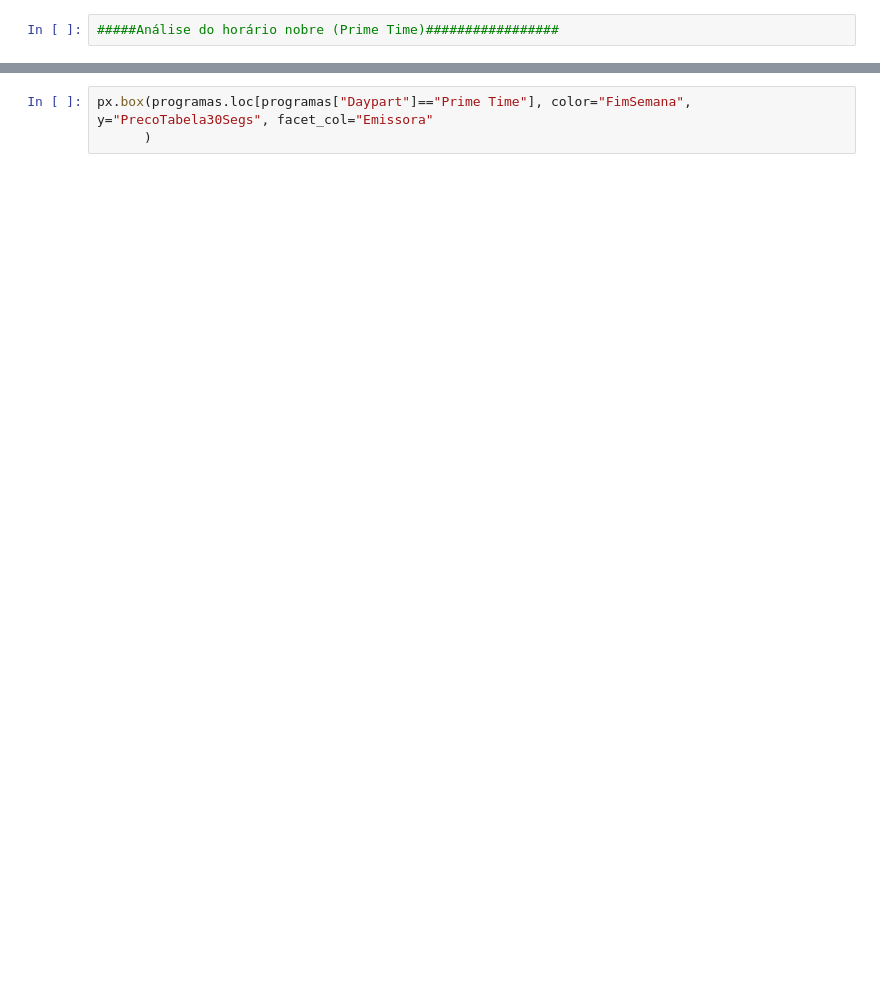
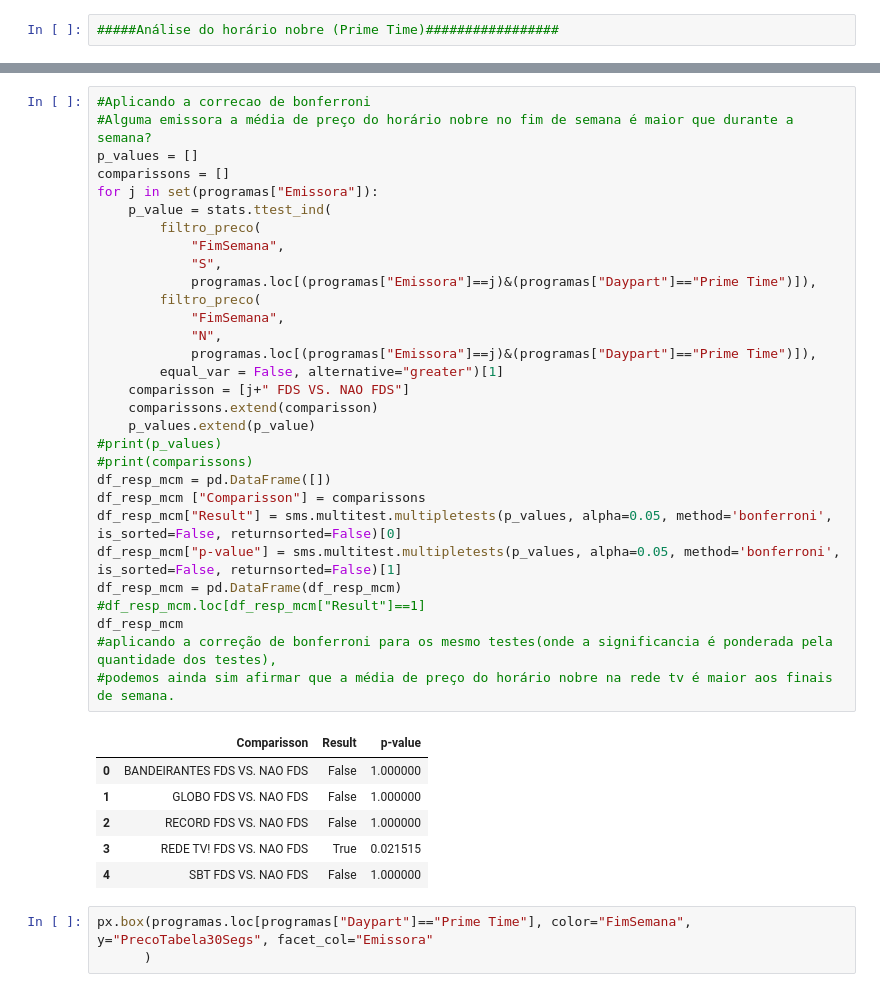
Before and after one commit to gustavozantut/trabalho_inferencia, a Jupyter notebook: Apresentacao_Inferencia_FMU.ipynb, the cells around one changed output, grey strips where cells are left out. Saved outputs shown, nothing was run; the diff lists cells and outputs as text; blank space fills up the shorter version.

```diff
--- a/Apresentacao_Inferencia_FMU.ipynb
+++ b/Apresentacao_Inferencia_FMU.ipynb
@@ -195,5 +205,42 @@ for j in set(programas["Emissora"]):
 # %% [output]
 REDE TV! FDS VS. NAO FDS Ttest_indResult(statistic=array([3.25367838]), pvalue=array([0.00430308]))
+# %%
+#Aplicando a correcao de bonferroni
+#Alguma emissora a média de preço do horário nobre no fim de semana é maior que durante a semana?
+p_values = []
+comparissons = []
+for j in set(programas["Emissora"]):
+    p_value = stats.ttest_ind(
+        filtro_preco(
+            "FimSemana",
+            "S",
+            programas.loc[(programas["Emissora"]==j)&(programas["Daypart"]=="Prime Time")]),
+        filtro_preco(
+            "FimSemana",
+            "N",
+            programas.loc[(programas["Emissora"]==j)&(programas["Daypart"]=="Prime Time")]),
+        equal_var = False, alternative="greater")[1]
+    comparisson = [j+" FDS VS. NAO FDS"]
+    comparissons.extend(comparisson)
+    p_values.extend(p_value)
+#print(p_values)
+#print(comparissons)
+df_resp_mcm = pd.DataFrame([])
+df_resp_mcm ["Comparisson"] = comparissons
+df_resp_mcm["Result"] = sms.multitest.multipletests(p_values, alpha=0.05, method='bonferroni', is_sorted=False, returnsorted=False)[0]
+df_resp_mcm["p-value"] = sms.multitest.multipletests(p_values, alpha=0.05, method='bonferroni', is_sorted=False, returnsorted=False)[1]
+df_resp_mcm = pd.DataFrame(df_resp_mcm)
+#df_resp_mcm.loc[df_resp_mcm["Result"]==1]
+df_resp_mcm
+#aplicando a correção de bonferroni para os mesmo testes(onde a significancia é ponderada pela quantidade dos testes),
+#podemos ainda sim afirmar que a média de preço do horário nobre na rede tv é maior aos finais de semana.
+# %% [output]
+|  | Comparisson | Result | p-value |
+| 0 | BANDEIRANTES FDS VS. NAO FDS | False | 1.000000 |
+| 1 | GLOBO FDS VS. NAO FDS | False | 1.000000 |
+| 2 | RECORD FDS VS. NAO FDS | False | 1.000000 |
+| 3 | REDE TV! FDS VS. NAO FDS | True | 0.021515 |
+| 4 | SBT FDS VS. NAO FDS | False | 1.000000 |
 # %%
 px.box(programas.loc[programas["Daypart"]=="Prime Time"], color="FimSemana", y="PrecoTabela30Segs", facet_col="Emissora"
       )
```
Also changed, not shown: parts of 7 cells of this notebook.
